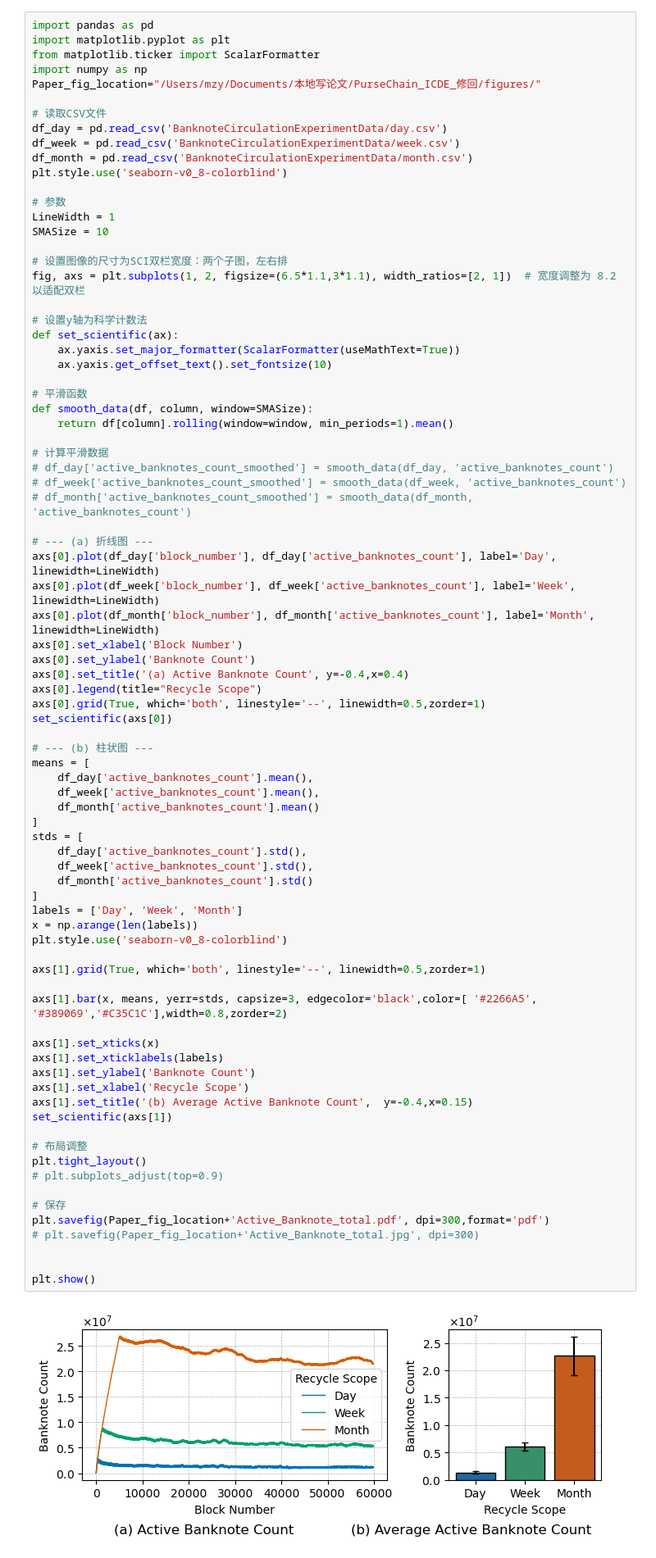
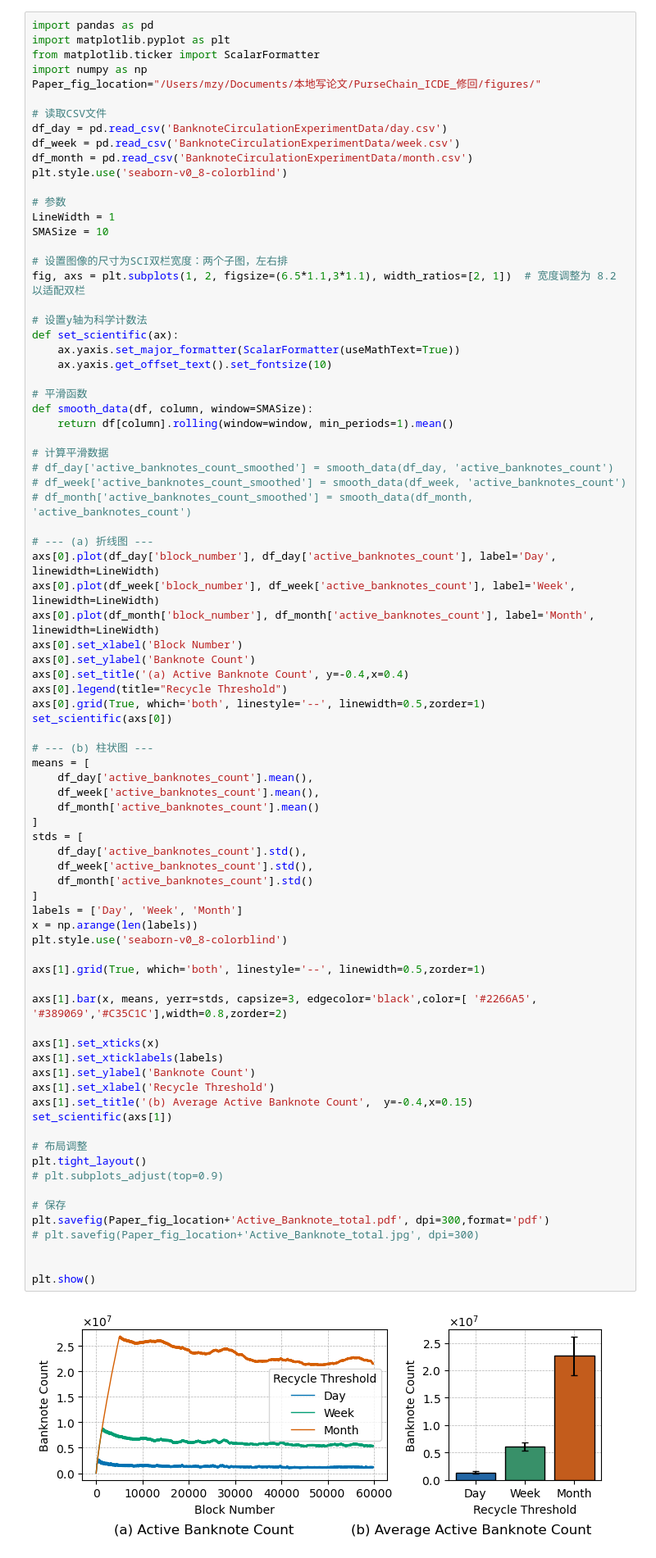
Before and after one commit to zhiyongm/Banknote-Chain, a Jupyter notebook: expDataAndFigsCode/draw_banknote_circulation.ipynb, the cells around one changed output. Shown: that part at 82% size. Drawn from its saved outputs; the diff is of its cells as text.

```diff
--- a/expDataAndFigsCode/draw_banknote_circulation.ipynb
+++ b/expDataAndFigsCode/draw_banknote_circulation.ipynb
@@ -39,7 +39,7 @@ axs[0].plot(df_month['block_number'], df_month['active_banknotes_count'], label=
 axs[0].set_xlabel('Block Number')
 axs[0].set_ylabel('Banknote Count')
 axs[0].set_title('(a) Active Banknote Count', y=-0.4,x=0.4)
-axs[0].legend(title="Recycle Scope")
+axs[0].legend(title="Recycle Threshold")
 axs[0].grid(True, which='both', linestyle='--', linewidth=0.5,zorder=1)
 set_scientific(axs[0])
 
@@ -52,35 +52,35 @@ means = [
 stds = [
     df_day['active_banknotes_count'].std(),
     df_week['active_banknotes_count'].std(),
     df_month['active_banknotes_count'].std()
 ]
 labels = ['Day', 'Week', 'Month']
 x = np.arange(len(labels))
 plt.style.use('seaborn-v0_8-colorblind')
 
 axs[1].grid(True, which='both', linestyle='--', linewidth=0.5,zorder=1)
 
 axs[1].bar(x, means, yerr=stds, capsize=3, edgecolor='black',color=[ '#2266A5', '#389069','#C35C1C'],width=0.8,zorder=2)
 
 axs[1].set_xticks(x)
 axs[1].set_xticklabels(labels)
 axs[1].set_ylabel('Banknote Count')
-axs[1].set_xlabel('Recycle Scope')
+axs[1].set_xlabel('Recycle Threshold')
 axs[1].set_title('(b) Average Active Banknote Count',  y=-0.4,x=0.15)
 set_scientific(axs[1])
 
 # 布局调整
 plt.tight_layout()
 # plt.subplots_adjust(top=0.9)
 
 # 保存
 plt.savefig(Paper_fig_location+'Active_Banknote_total.pdf', dpi=300,format='pdf')
 # plt.savefig(Paper_fig_location+'Active_Banknote_total.jpg', dpi=300)
 
 
 plt.show()
 # %% [output]
-[figure, old version]
+[figure, new version]
 # %%
 #交易分布情况-每个区块中交易种类的数量
 import pandas as pd
```
